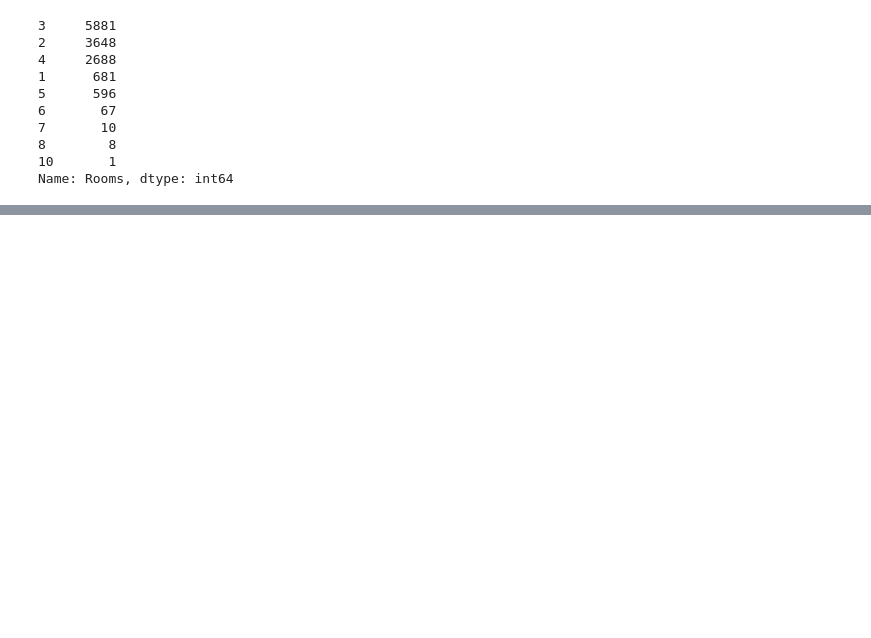
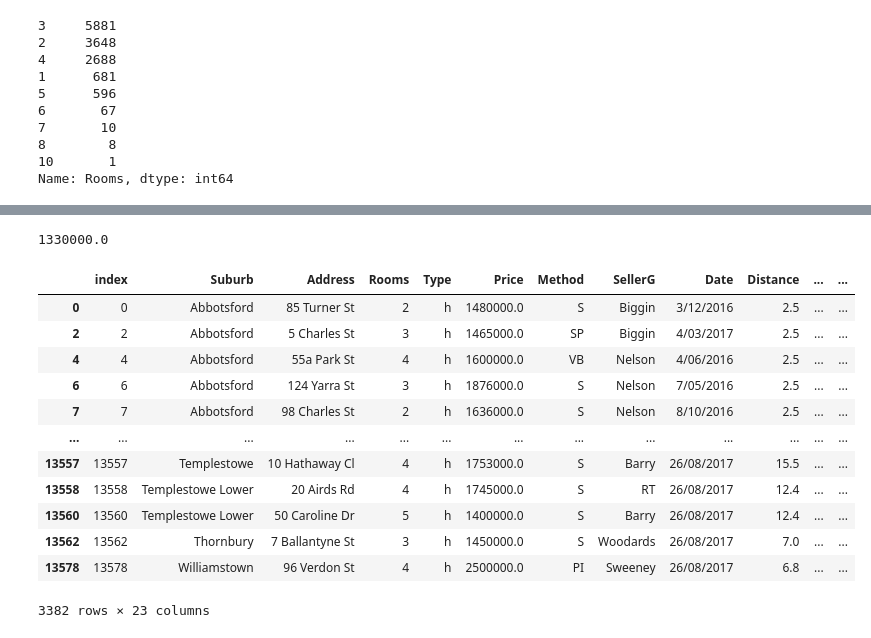
Before and after one commit to modernpacifist/engineering-of-machine-learning-urfu, a Jupyter notebook: python-pro-level/Notebooks/PandasPythonProWalkthrough.ipynb, the cells around one changed output, grey strips where cells are left out. Saved outputs shown, nothing was run; the diff lists cells and outputs as text; code cells hidden in the pictures; blank space fills up the shorter version.

```diff
--- a/python-pro-level/Notebooks/PandasPythonProWalkthrough.ipynb
+++ b/python-pro-level/Notebooks/PandasPythonProWalkthrough.ipynb
@@ -270,0 +357,19 @@ Name: Rooms, dtype: int64
+# %%
+three_quarter_percentile = df['Price'].quantile(0.75)
+display(three_quarter_percentile)
+df[(df['Price'] > three_quarter_percentile)]
+# %% [output]
+1330000.0
+|  | index | Suburb | Address | Rooms | Type | Price | Method | SellerG | Date | Distance | ... | ... |
+| 0 | 0 | Abbotsford | 85 Turner St | 2 | h | 1480000.0 | S | Biggin | 3/12/2016 | 2.5 | ... | ... |
+| 2 | 2 | Abbotsford | 5 Charles St | 3 | h | 1465000.0 | SP | Biggin | 4/03/2017 | 2.5 | ... | ... |
+| 4 | 4 | Abbotsford | 55a Park St | 4 | h | 1600000.0 | VB | Nelson | 4/06/2016 | 2.5 | ... | ... |
+| 6 | 6 | Abbotsford | 124 Yarra St | 3 | h | 1876000.0 | S | Nelson | 7/05/2016 | 2.5 | ... | ... |
+| 7 | 7 | Abbotsford | 98 Charles St | 2 | h | 1636000.0 | S | Nelson | 8/10/2016 | 2.5 | ... | ... |
+| ... | ... | ... | ... | ... | ... | ... | ... | ... | ... | ... | ... | ... |
+| 13557 | 13557 | Templestowe | 10 Hathaway Cl | 4 | h | 1753000.0 | S | Barry | 26/08/2017 | 15.5 | ... | ... |
+| 13558 | 13558 | Templestowe Lower | 20 Airds Rd | 4 | h | 1745000.0 | S | RT | 26/08/2017 | 12.4 | ... | ... |
+| 13560 | 13560 | Templestowe Lower | 50 Caroline Dr | 5 | h | 1400000.0 | S | Barry | 26/08/2017 | 12.4 | ... | ... |
+| 13562 | 13562 | Thornbury | 7 Ballantyne St | 3 | h | 1450000.0 | S | Woodards | 26/08/2017 | 7.0 | ... | ... |
+| 13578 | 13578 | Williamstown | 96 Verdon St | 4 | h | 2500000.0 | PI | Sweeney | 26/08/2017 | 6.8 | ... | ... |
+3382 rows × 23 columns
```
Also changed, not shown: parts of 17 cells of this notebook.
